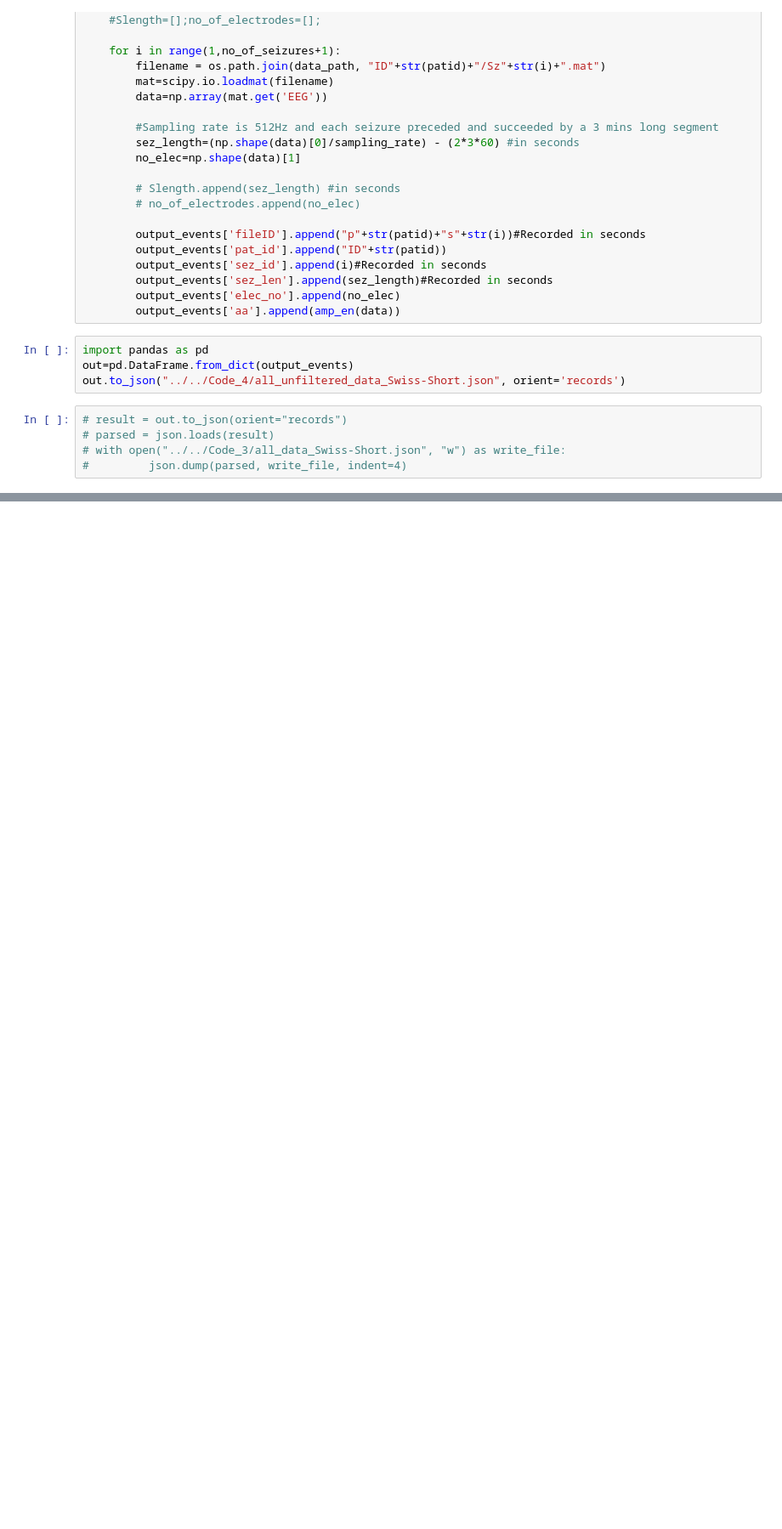
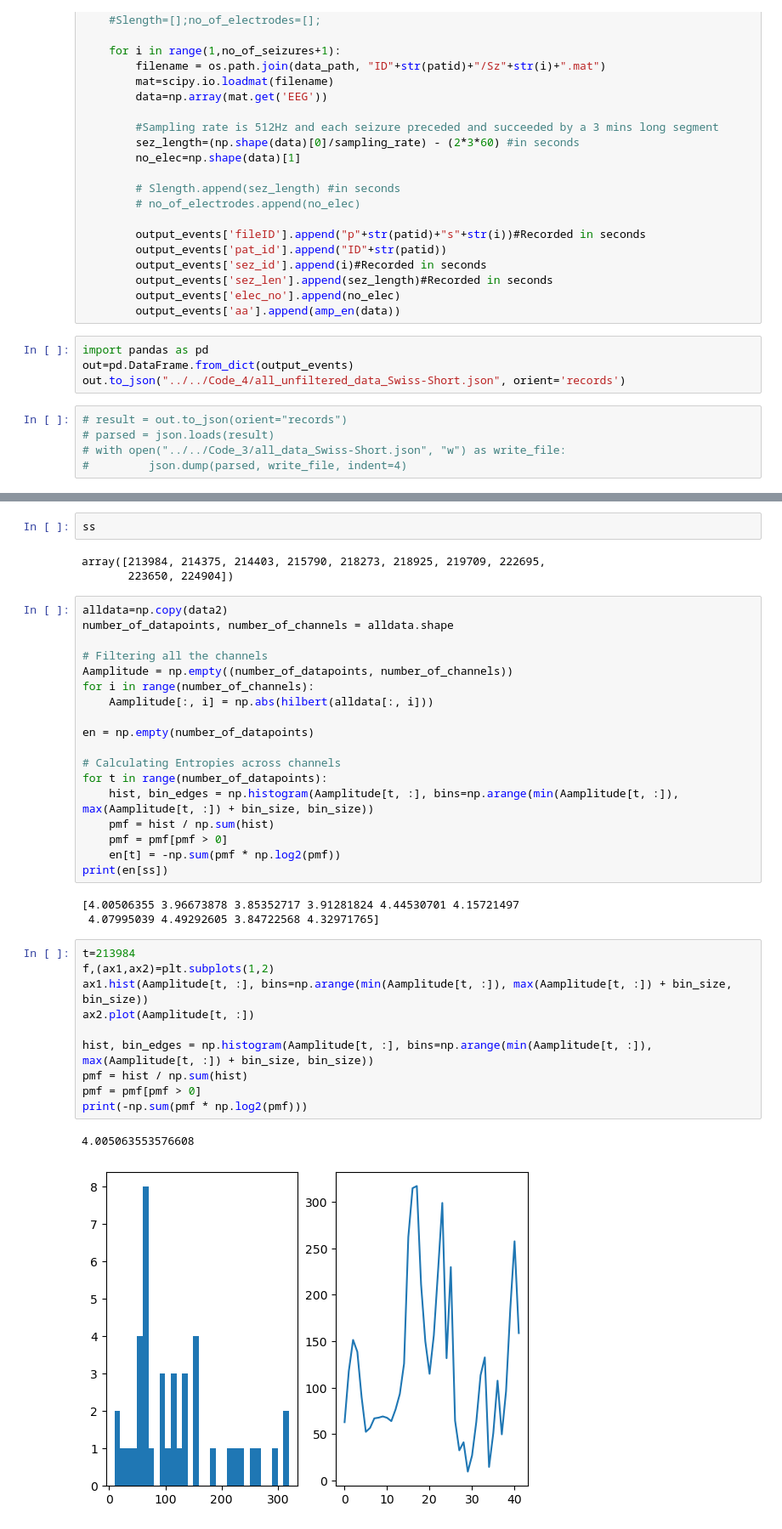
Before and after one commit to cobragroup/amplitude-chimera-epilepsy, a Jupyter notebook: unfiltered_data_gen.ipynb, the cells around one changed output, grey strips where cells are left out. Shown: that part at 85% size. Cells and saved outputs as stored; diff of their text form; blank space fills up the shorter version.

```diff
--- a/unfiltered_data_gen.ipynb
+++ b/unfiltered_data_gen.ipynb
@@ -71,0 +75,39 @@ out.to_json("../../Code_4/all_unfiltered_data_Swiss-Short.json", orient='records
+# %%
+ss
+# %% [output]
+array([213984, 214375, 214403, 215790, 218273, 218925, 219709, 222695,
+       223650, 224904])
+# %%
+alldata=np.copy(data2)
+number_of_datapoints, number_of_channels = alldata.shape
+
+# Filtering all the channels
+Aamplitude = np.empty((number_of_datapoints, number_of_channels))
+for i in range(number_of_channels):
+    Aamplitude[:, i] = np.abs(hilbert(alldata[:, i]))
+
+en = np.empty(number_of_datapoints)
+
+# Calculating Entropies across channels
+for t in range(number_of_datapoints):
+    hist, bin_edges = np.histogram(Aamplitude[t, :], bins=np.arange(min(Aamplitude[t, :]), max(Aamplitude[t, :]) + bin_size, bin_size))
+    pmf = hist / np.sum(hist)
+    pmf = pmf[pmf > 0]
+    en[t] = -np.sum(pmf * np.log2(pmf))
+print(en[ss])
+# %% [output]
+[4.00506355 3.96673878 3.85352717 3.91281824 4.44530701 4.15721497
+ 4.07995039 4.49292605 3.84722568 4.32971765]
+# %%
+t=213984
+f,(ax1,ax2)=plt.subplots(1,2)
+ax1.hist(Aamplitude[t, :], bins=np.arange(min(Aamplitude[t, :]), max(Aamplitude[t, :]) + bin_size, bin_size))
+ax2.plot(Aamplitude[t, :])
+
+hist, bin_edges = np.histogram(Aamplitude[t, :], bins=np.arange(min(Aamplitude[t, :]), max(Aamplitude[t, :]) + bin_size, bin_size))
+pmf = hist / np.sum(hist)
+pmf = pmf[pmf > 0]
+print(-np.sum(pmf * np.log2(pmf)))
+# %% [output]
+4.005063553576608
+[figure, added]
```
Also changed, not shown: parts of 4 cells of this notebook, 1 other file.
